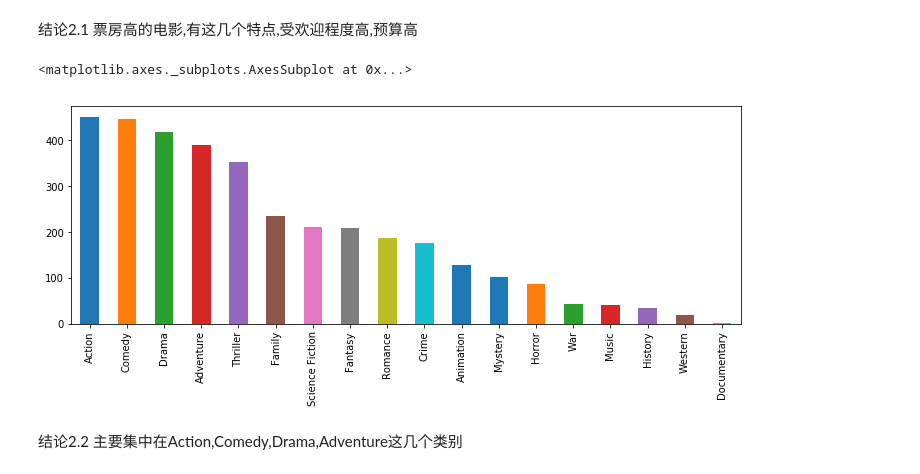
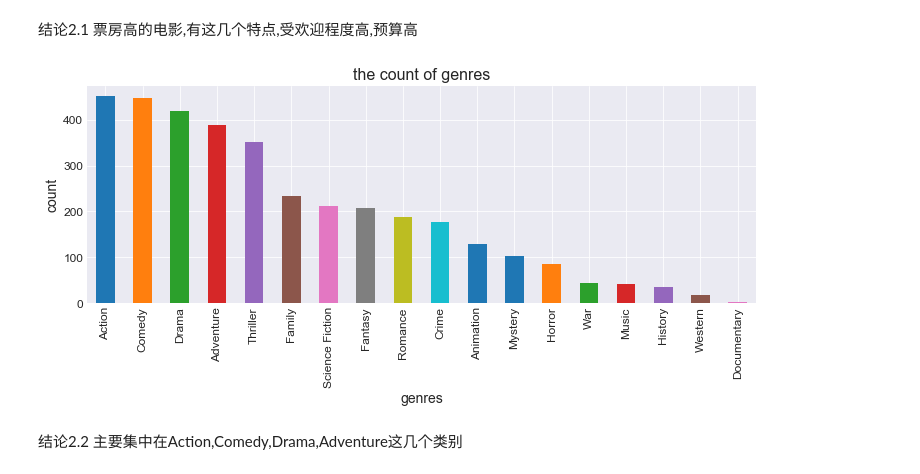
Before and after one commit to snhua/machine-leaning, a Jupyter notebook: project_3_tmdb-movies/Investigate_a_Dataset-zh.ipynb, the cells around one changed output. Saved outputs shown, nothing was run; the diff lists cells and outputs as text; code cells hidden in the pictures.

```diff
--- a/project_3_tmdb-movies/Investigate_a_Dataset-zh.ipynb
+++ b/project_3_tmdb-movies/Investigate_a_Dataset-zh.ipynb
@@ -213,0 +224,6 @@ df_revenue_more_than_zero.loc[:,['runtime','revenue_level']].groupby('revenue_le
+# %%
+#票房高的电影在类型上的特点
+df_very_high = df_revenue_more_than_zero[df_revenue_more_than_zero.revenue_level=='very high']
+# 把类别拆开
+df_genres = df_very_high['genres'].str.split('|', expand=True).stack().reset_index(level=1, drop=True).rename('genres')
+df_genres_very_high = df_very_high.drop('genres',axis=1).join(df_genres)
@@ -214,12 +242,2 @@ df_revenue_more_than_zero.loc[:,['runtime','revenue_level']].groupby('revenue_le
 # %% [markdown]
 结论2.1 票房高的电影,有这几个特点,受欢迎程度高,预算高
-# %%
-#票房高的电影在类型上的特点
-df_large = df_revenue_more_than_zero[df_revenue_more_than_zero.revenue_level=='large']
-# 把类别拆开
-df_genres = df_large['genres'].str.split('|', expand=True).stack().reset_index(level=1, drop=True).rename('genres')
-df_genres_large = df_large.drop('genres',axis=1).join(df_genres)
-df_genres_large['genres'].value_counts().plot(kind='bar',figsize=(12,4))
-# %% [output]
-<matplotlib.axes._subplots.AxesSubplot at 0x...>
-[figure, removed]
@@ -226,3 +247,8 @@ df_genres_large['genres'].value_counts().plot(kind='bar',figsize=(12,4))
+# %%
+df_genres_very_high['genres'].value_counts().plot(kind='bar',figsize=(12,4),fontsize=12)
+set_plt('the count of genres','genres','count')
+# %% [output]
+[figure, added]
 # %% [markdown]
 结论2.2 主要集中在Action,Comedy,Drama,Adventure这几个类别
 # %% [markdown]
```
Also changed, not shown: parts of 27 cells of this notebook, 2 other files.
